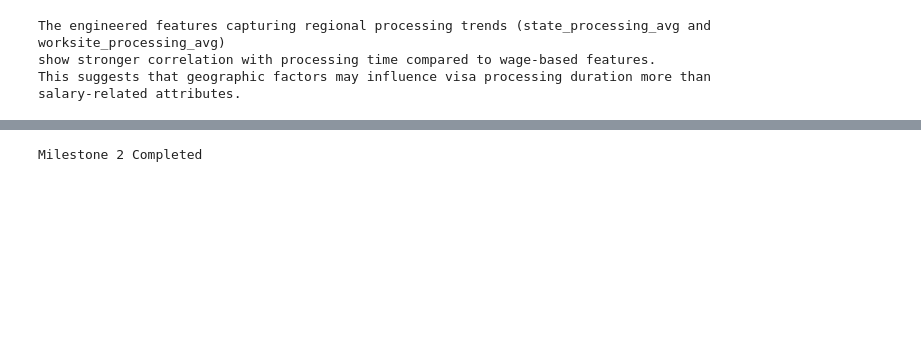
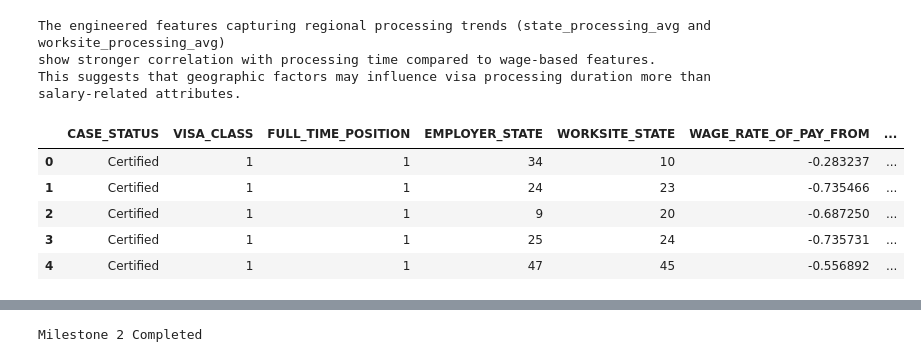
Before and after one commit to Diksha-Sharma-30/AI-Enabled-Visa-Status-Prediction-and-Processing-Time-Estimator, a Jupyter notebook: Visa prediction (2).ipynb, the cells around one changed output, grey strips where cells are left out. Saved outputs shown, nothing was run; the diff lists cells and outputs as text; code cells hidden in the pictures; blank space fills up the shorter version.

```diff
--- a/Visa prediction (2).ipynb
+++ b/Visa prediction (2).ipynb
@@ -171,3 +172,13 @@ print("The engineered features capturing regional processing trends (state_proce
 The engineered features capturing regional processing trends (state_processing_avg and worksite_processing_avg)
 show stronger correlation with processing time compared to wage-based features.
 This suggests that geographic factors may influence visa processing duration more than salary-related attributes.
+# %%
+df.describe()
+df.head()
+# %% [output]
+|  | CASE_STATUS | VISA_CLASS | FULL_TIME_POSITION | EMPLOYER_STATE | WORKSITE_STATE | WAGE_RATE_OF_PAY_FROM | ... |
+| 0 | Certified | 1 | 1 | 34 | 10 | -0.283237 | ... |
+| 1 | Certified | 1 | 1 | 24 | 23 | -0.735466 | ... |
+| 2 | Certified | 1 | 1 | 9 | 20 | -0.687250 | ... |
+| 3 | Certified | 1 | 1 | 25 | 24 | -0.735731 | ... |
+| 4 | Certified | 1 | 1 | 47 | 45 | -0.556892 | ... |
```
Also changed, not shown: parts of 13 cells of this notebook, 11 other files.
